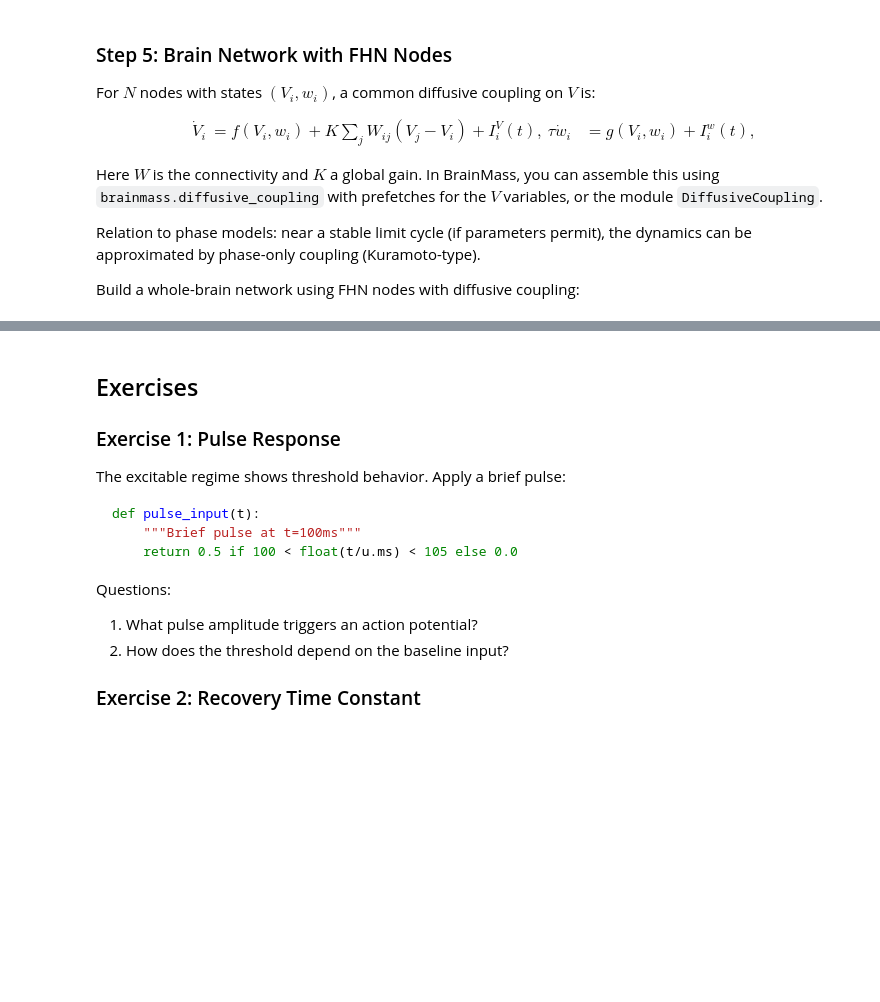
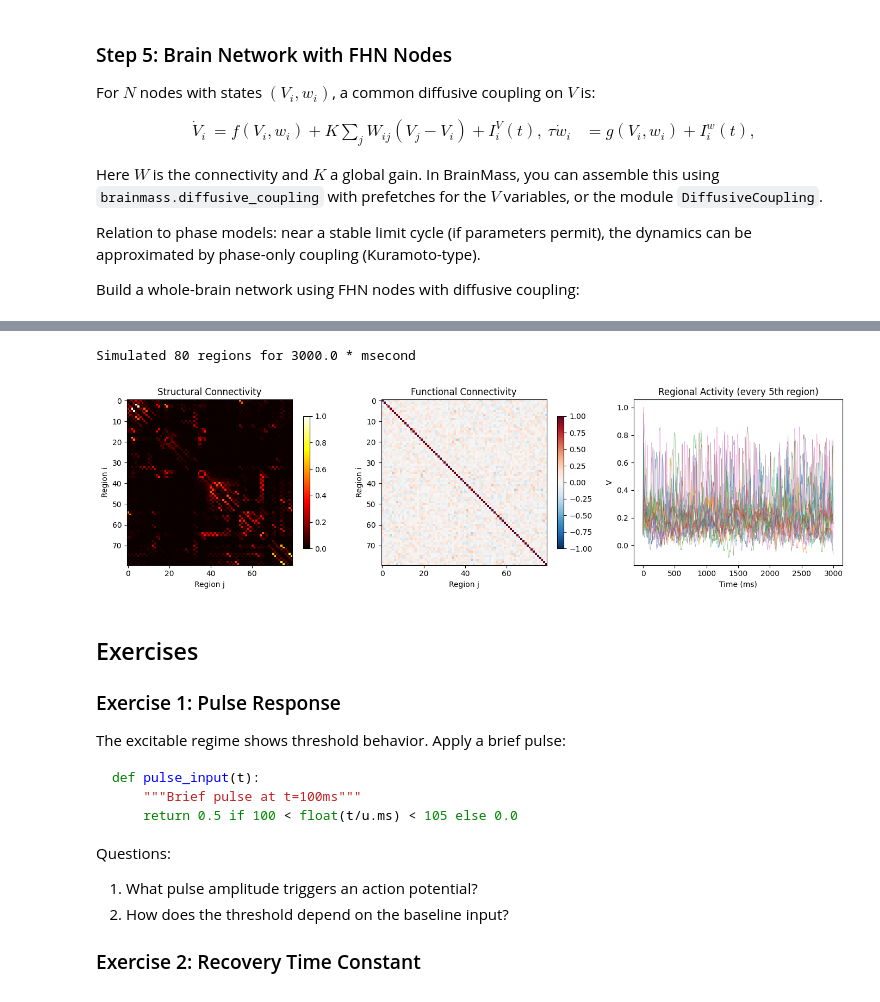
Before and after one commit to chaobrain/brainmass, a Jupyter notebook: examples/004-fhn-oscillator.ipynb, the cells around one changed output, grey strips where cells are left out. Cells and saved outputs as stored; diff of their text form; code cells hidden in the pictures; blank space fills up the shorter version.

```diff
--- a/examples/004-fhn-oscillator.ipynb
+++ b/examples/004-fhn-oscillator.ipynb
@@ -189,7 +195,7 @@ plt.show()
 Scan external input to find the oscillation threshold:
 # %%
 # Scan input values
-exc_inputs = np.linspace(0, 2, 50)
+exc_inputs = np.linspace(0, 2, 500)
 
 # Create nodes for each input level
 nodes = brainmass.FitzHughNagumoStep(exc_inputs.size)
@@ -280,8 +291,11 @@ class FHNNetwork(brainstate.nn.Module):
 
         # Diffusive coupling on V
         self.coupling = brainmass.DiffusiveCoupling(
-            self.node.prefetch_delay('V', (delay_time * u.ms, indices_),
-                                     init=braintools.init.Uniform(0, 0.05)),
+            self.node.prefetch_delay(
+                'V',
+                (delay_time * u.ms, indices_),
+                init=braintools.init.Uniform(0, 0.05)
+            ),
             self.node.prefetch('V'),
             conn_weight,
             k=coupling_k
@@ -305,33 +319,37 @@ indices = np.arange(0, int(3 * u.second / dt))
 V_network = brainstate.transform.for_loop(net.step_run, indices)
 
 print(f"Simulated {net.n_node} regions for {len(indices) * dt}")
+# %% [output]
+Simulated 80 regions for 3000.0 * msecond
 # %%
 fig, axes = plt.subplots(1, 3, figsize=(14, 4))
 
 # Structural connectivity
 im0 = axes[0].imshow(data['Cmat'], cmap='hot')
 axes[0].set_title('Structural Connectivity')
 axes[0].set_xlabel('Region j')
 axes[0].set_ylabel('Region i')
 plt.colorbar(im0, ax=axes[0], shrink=0.8)
 
 # Functional connectivity
 fc = braintools.metric.functional_connectivity(V_network)
 im1 = axes[1].imshow(fc, cmap='RdBu_r', vmin=-1, vmax=1)
 axes[1].set_title('Functional Connectivity')
 axes[1].set_xlabel('Region j')
 axes[1].set_ylabel('Region i')
 plt.colorbar(im1, ax=axes[1], shrink=0.8)
 
 # Time series
-t_ms = indices * dt
-axes[2].plot(t_ms[::10], V_network[::10, ::5], alpha=0.6, linewidth=0.5)
+times = indices * dt
+axes[2].plot(times[::10], V_network[::10, ::5], alpha=0.6, linewidth=0.5)
 axes[2].set_xlabel('Time (ms)')
 axes[2].set_ylabel('V')
 axes[2].set_title('Regional Activity (every 5th region)')
 
 plt.tight_layout()
 plt.show()
+# %% [output]
+[figure, added]
 # %% [markdown]
 ## Exercises
 
```
Also changed, not shown: parts of 6 cells of this notebook, 8 other files.
